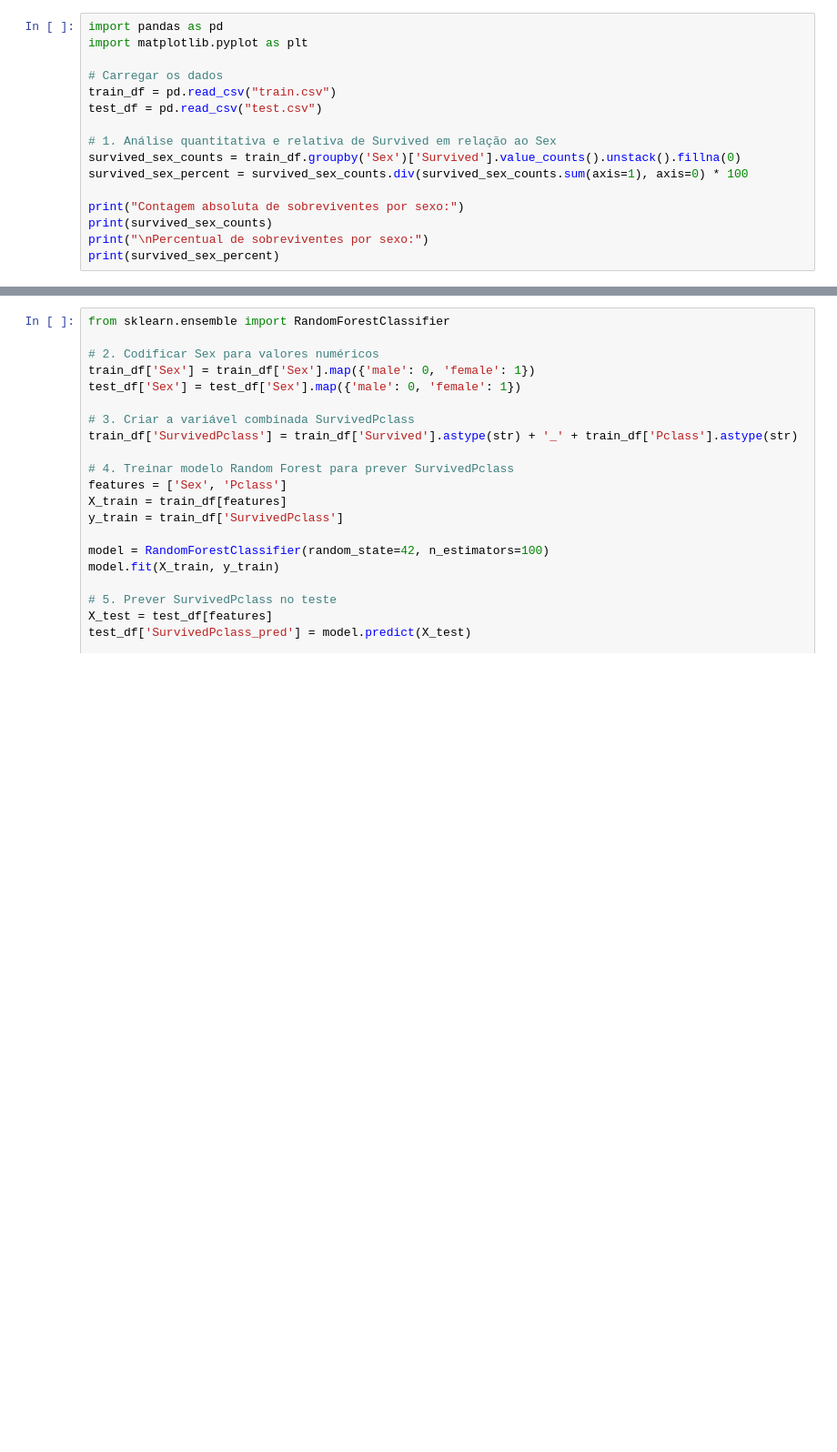
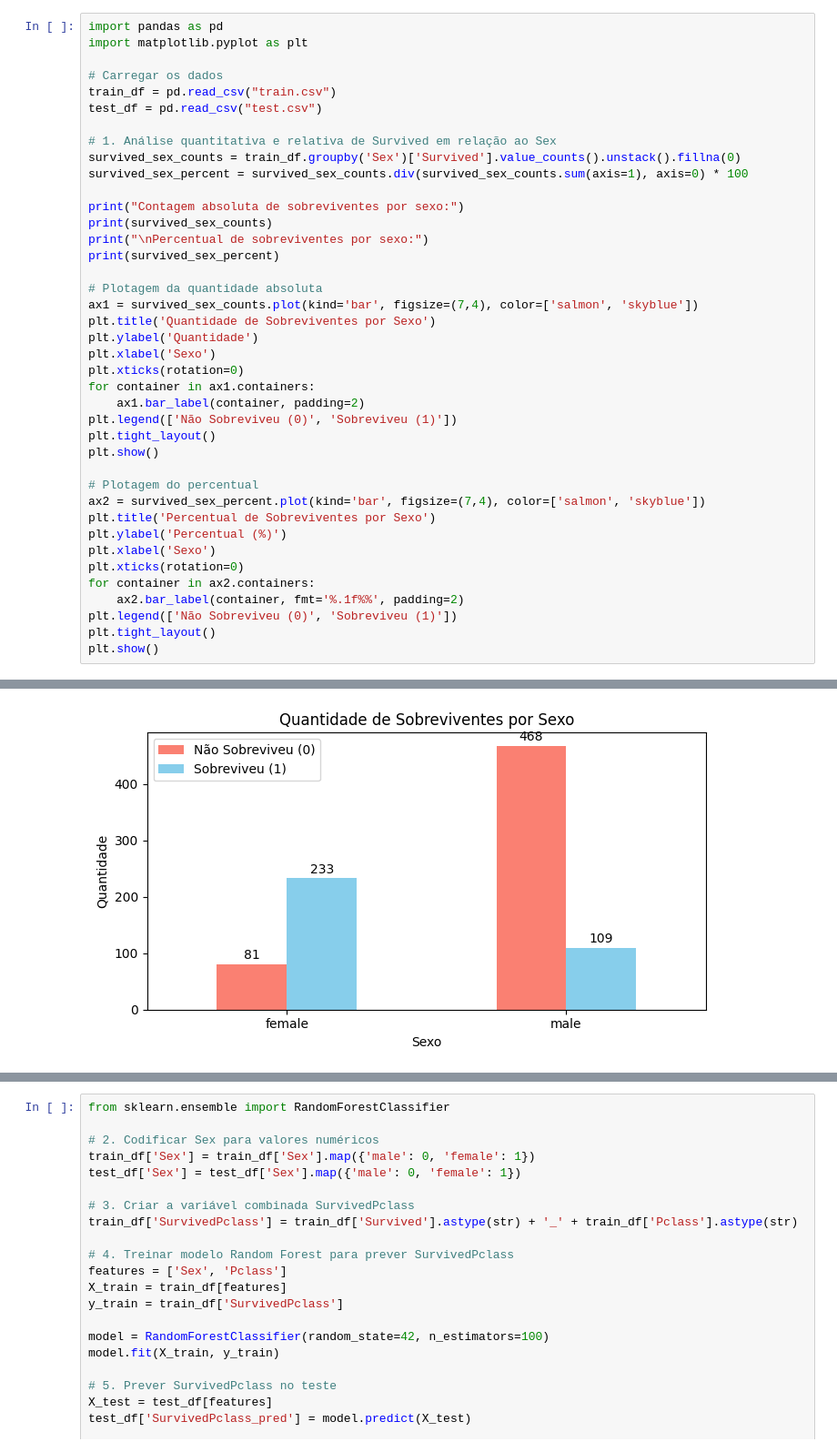
Before and after one commit to joaopedroalcn/JOAOPEDRODEALCANTARALIMA_Titanic, a Jupyter notebook: p3_titanic.ipynb, the cells around one changed output, grey strips where cells are left out. Shown at 91% size. Drawn from its saved outputs; the diff is of its cells as text; blank space fills up the shorter version.

```diff
--- a/p3_titanic.ipynb
+++ b/p3_titanic.ipynb
@@ -1,28 +8,53 @@
 # %%
 import pandas as pd
 import matplotlib.pyplot as plt
 
 # Carregar os dados
 train_df = pd.read_csv("train.csv")
 test_df = pd.read_csv("test.csv")
 
 # 1. Análise quantitativa e relativa de Survived em relação ao Sex
 survived_sex_counts = train_df.groupby('Sex')['Survived'].value_counts().unstack().fillna(0)
 survived_sex_percent = survived_sex_counts.div(survived_sex_counts.sum(axis=1), axis=0) * 100
 
 print("Contagem absoluta de sobreviventes por sexo:")
 print(survived_sex_counts)
 print("\nPercentual de sobreviventes por sexo:")
 print(survived_sex_percent)
+
+# Plotagem da quantidade absoluta
+ax1 = survived_sex_counts.plot(kind='bar', figsize=(7,4), color=['salmon', 'skyblue'])
+plt.title('Quantidade de Sobreviventes por Sexo')
+plt.ylabel('Quantidade')
+plt.xlabel('Sexo')
+plt.xticks(rotation=0)
+for container in ax1.containers:
+    ax1.bar_label(container, padding=2)
+plt.legend(['Não Sobreviveu (0)', 'Sobreviveu (1)'])
+plt.tight_layout()
+plt.show()
+
+# Plotagem do percentual
+ax2 = survived_sex_percent.plot(kind='bar', figsize=(7,4), color=['salmon', 'skyblue'])
+plt.title('Percentual de Sobreviventes por Sexo')
+plt.ylabel('Percentual (%)')
+plt.xlabel('Sexo')
+plt.xticks(rotation=0)
+for container in ax2.containers:
+    ax2.bar_label(container, fmt='%.1f%%', padding=2)
+plt.legend(['Não Sobreviveu (0)', 'Sobreviveu (1)'])
+plt.tight_layout()
+plt.show()
 # %% [output]
 Contagem absoluta de sobreviventes por sexo:
 Survived    0    1
 Sex
 female     81  233
 male      468  109
 
 Percentual de sobreviventes por sexo:
 Survived          0          1
 Sex
 female    25.796178  74.203822
 male      81.109185  18.890815
+[figure, added]
```
Also changed, not shown: parts of 6 cells of this notebook.
